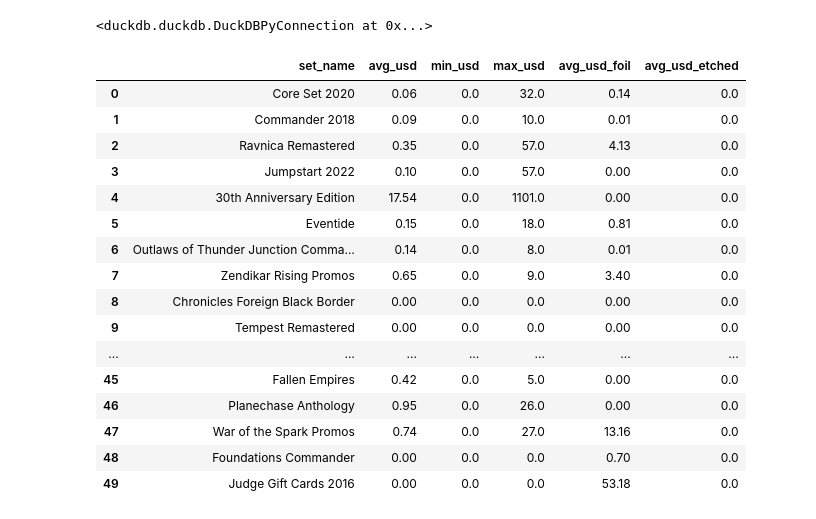
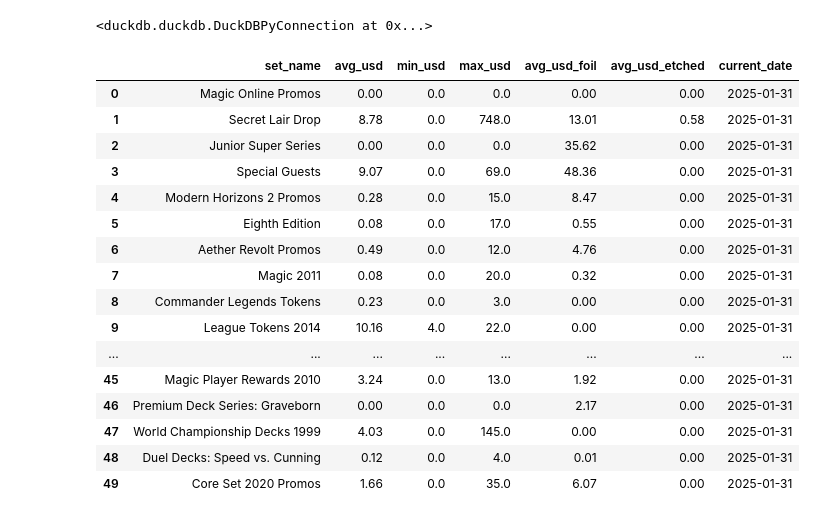
Before and after one commit to SirCaptainMitch/jace-the-bot, a Jupyter notebook: notebooks/jace_cards_test.ipynb, the cells around one changed output. Saved outputs shown, nothing was run; the diff lists cells and outputs as text; code cells hidden in the pictures.

```diff
--- a/notebooks/jace_cards_test.ipynb
+++ b/notebooks/jace_cards_test.ipynb
@@ -95,30 +95,31 @@ db.register('prices', price_df)
 # %%
 db.sql(f"""
 SELECT set_name
     , ROUND(AVG(usd::DECIMAL(18,4)), 2) AS avg_usd
     , ROUND(MIN(usd::DECIMAL(18,4))) AS min_usd
     , ROUND(MAX(usd::DECIMAL(18,4))) AS max_usd
     , ROUND(AVG(usd_foil::DECIMAL(18,4)), 2) AS avg_usd_foil
     , ROUND(AVG(usd_etched::DECIMAL(18,4)), 2) AS avg_usd_etched
+    , CURRENT_DATE() AS current_date
 FROM prices
 WHERE 1=1
 GROUP BY set_name
 """).df().head(50)
 # %% [output]
-|  | set_name | avg_usd | min_usd | max_usd | avg_usd_foil | avg_usd_etched |
-| 0 | Core Set 2020 | 0.06 | 0.0 | 32.0 | 0.14 | 0.0 |
-| 1 | Commander 2018 | 0.09 | 0.0 | 10.0 | 0.01 | 0.0 |
-| 2 | Ravnica Remastered | 0.35 | 0.0 | 57.0 | 4.13 | 0.0 |
-| 3 | Jumpstart 2022 | 0.10 | 0.0 | 57.0 | 0.00 | 0.0 |
-| 4 | 30th Anniversary Edition | 17.54 | 0.0 | 1101.0 | 0.00 | 0.0 |
-| 5 | Eventide | 0.15 | 0.0 | 18.0 | 0.81 | 0.0 |
-| 6 | Outlaws of Thunder Junction Comma... | 0.14 | 0.0 | 8.0 | 0.01 | 0.0 |
-| 7 | Zendikar Rising Promos | 0.65 | 0.0 | 9.0 | 3.40 | 0.0 |
-| 8 | Chronicles Foreign Black Border | 0.00 | 0.0 | 0.0 | 0.00 | 0.0 |
-| 9 | Tempest Remastered | 0.00 | 0.0 | 0.0 | 0.00 | 0.0 |
-| ... | ... | ... | ... | ... | ... | ... |
-| 45 | Fallen Empires | 0.42 | 0.0 | 5.0 | 0.00 | 0.0 |
-| 46 | Planechase Anthology | 0.95 | 0.0 | 26.0 | 0.00 | 0.0 |
-| 47 | War of the Spark Promos | 0.74 | 0.0 | 27.0 | 13.16 | 0.0 |
-| 48 | Foundations Commander | 0.00 | 0.0 | 0.0 | 0.70 | 0.0 |
-| 49 | Judge Gift Cards 2016 | 0.00 | 0.0 | 0.0 | 53.18 | 0.0 |
+|  | set_name | avg_usd | min_usd | max_usd | avg_usd_foil | avg_usd_etched | current_date |
+| 0 | Magic Online Promos | 0.00 | 0.0 | 0.0 | 0.00 | 0.00 | 2025-01-31 |
+| 1 | Secret Lair Drop | 8.78 | 0.0 | 748.0 | 13.01 | 0.58 | 2025-01-31 |
+| 2 | Junior Super Series | 0.00 | 0.0 | 0.0 | 35.62 | 0.00 | 2025-01-31 |
+| 3 | Special Guests | 9.07 | 0.0 | 69.0 | 48.36 | 0.00 | 2025-01-31 |
+| 4 | Modern Horizons 2 Promos | 0.28 | 0.0 | 15.0 | 8.47 | 0.00 | 2025-01-31 |
+| 5 | Eighth Edition | 0.08 | 0.0 | 17.0 | 0.55 | 0.00 | 2025-01-31 |
+| 6 | Aether Revolt Promos | 0.49 | 0.0 | 12.0 | 4.76 | 0.00 | 2025-01-31 |
+| 7 | Magic 2011 | 0.08 | 0.0 | 20.0 | 0.32 | 0.00 | 2025-01-31 |
+| 8 | Commander Legends Tokens | 0.23 | 0.0 | 3.0 | 0.00 | 0.00 | 2025-01-31 |
+| 9 | League Tokens 2014 | 10.16 | 4.0 | 22.0 | 0.00 | 0.00 | 2025-01-31 |
+| ... | ... | ... | ... | ... | ... | ... | ... |
+| 45 | Magic Player Rewards 2010 | 3.24 | 0.0 | 13.0 | 1.92 | 0.00 | 2025-01-31 |
+| 46 | Premium Deck Series: Graveborn | 0.00 | 0.0 | 0.0 | 2.17 | 0.00 | 2025-01-31 |
+| 47 | World Championship Decks 1999 | 4.03 | 0.0 | 145.0 | 0.00 | 0.00 | 2025-01-31 |
+| 48 | Duel Decks: Speed vs. Cunning | 0.12 | 0.0 | 4.0 | 0.01 | 0.00 | 2025-01-31 |
+| 49 | Core Set 2020 Promos | 1.66 | 0.0 | 35.0 | 6.07 | 0.00 | 2025-01-31 |
```
Also changed, not shown: 6 other files.
